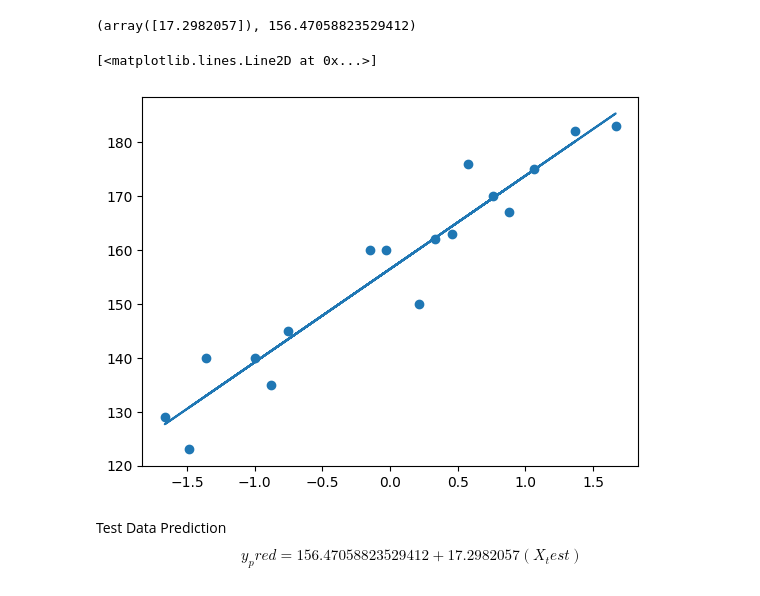
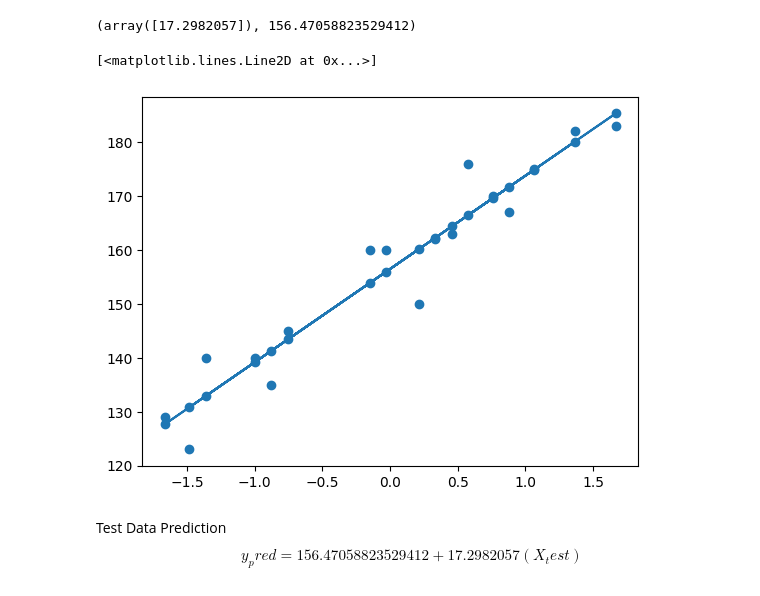
Before and after one commit to 0xAriseAizen-404/Machine_Learning_Universe_Learning, a Jupyter notebook: Supervised_Learning/Simple_LR_In_Action.ipynb, the cells around one changed output. Cells and saved outputs as stored; diff of their text form; code cells hidden in the pictures.

```diff
--- a/Supervised_Learning/Simple_LR_In_Action.ipynb
+++ b/Supervised_Learning/Simple_LR_In_Action.ipynb
@@ -150,10 +150,10 @@ slr.coef_, slr.intercept_
 (array([17.2982057]), 156.47058823529412)
 # %%
 plt.scatter(X_train, y_train)
-plt.plot(X_train, slr.predict(X_train))
+plt.plot(X_train, slr.predict(X_train), marker='o')
 # %% [output]
 [<matplotlib.lines.Line2D at 0x...>]
-[figure, old version]
+[figure, new version]
 # %% [markdown]
 Test Data Prediction $$ y_pred = 156.47058823529412 + 17.2982057(X_test) $$
 # %%
```
Also changed, not shown: parts of 1 cell of this notebook.
